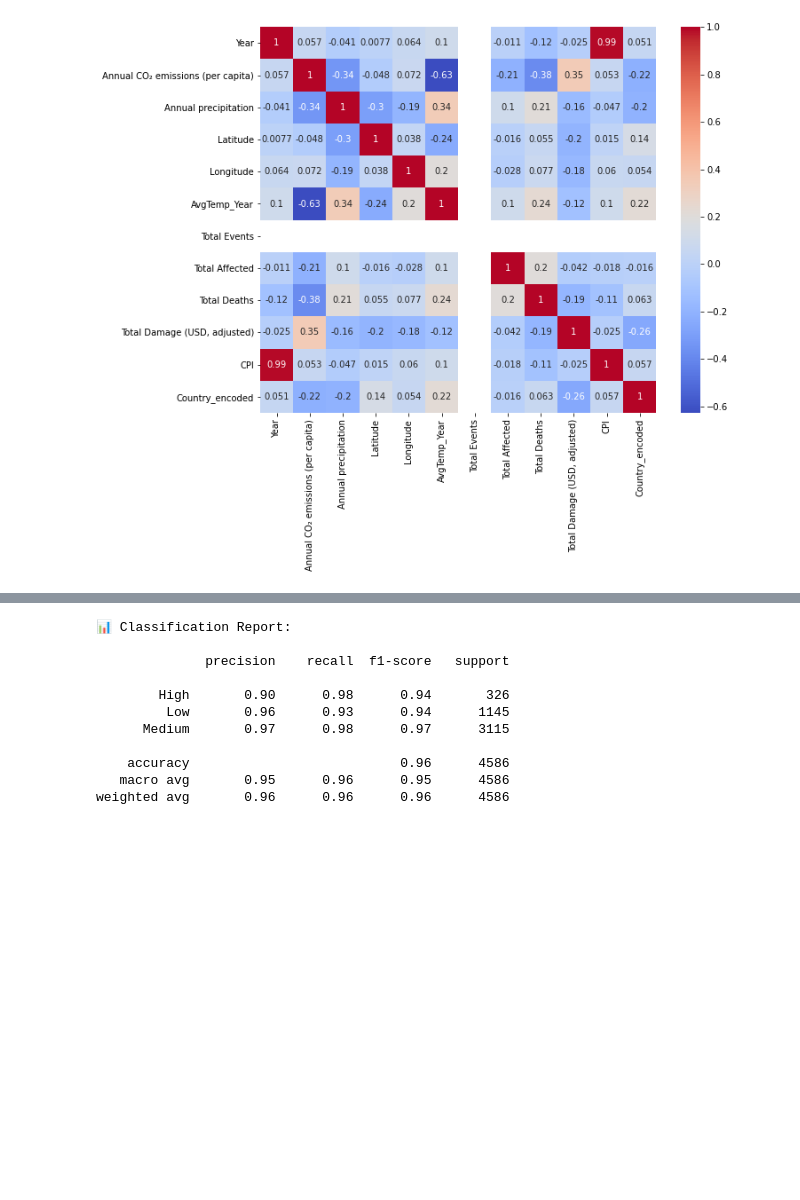
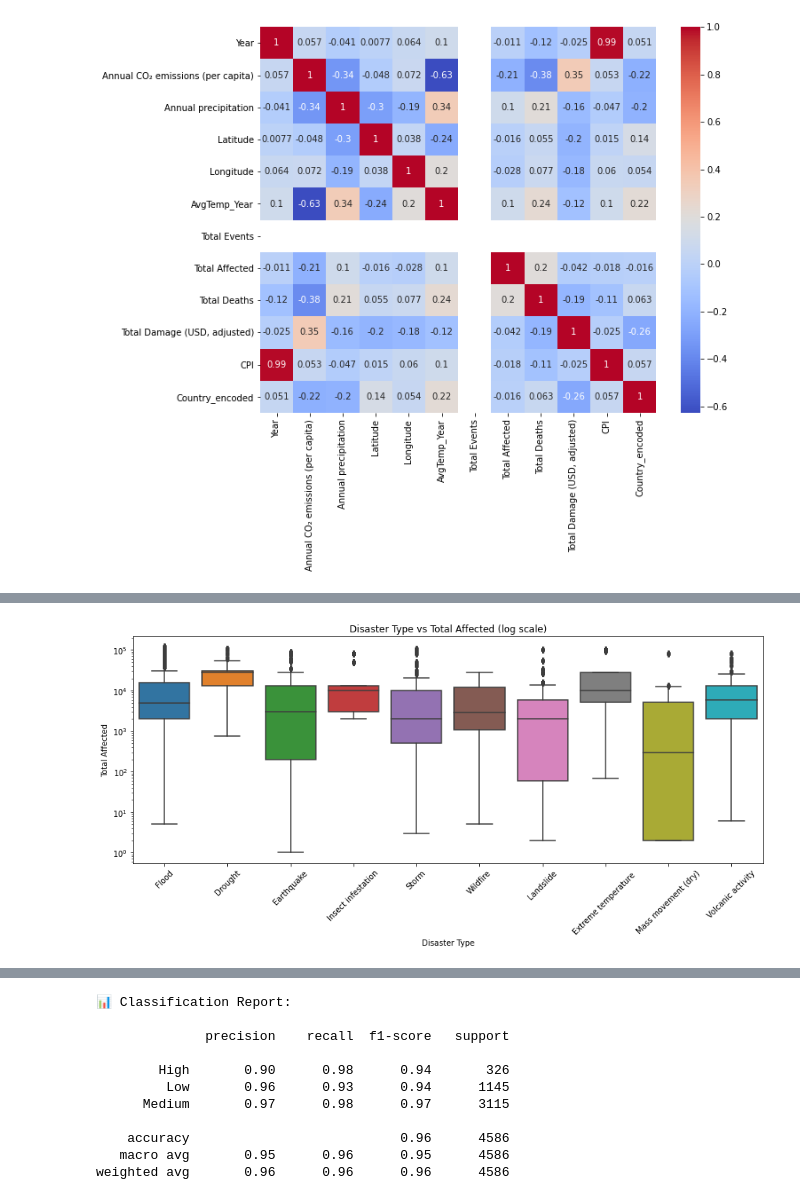
Before and after one commit to Nikhitha-N/Climate-Disaster-Prediction-System, a Jupyter notebook: Scripts/Modeling.ipynb, the cells around one changed output, grey strips where cells are left out. Cells and saved outputs as stored; diff of their text form; code cells hidden in the pictures; blank space fills up the shorter version.

```diff
--- a/Scripts/Modeling.ipynb
+++ b/Scripts/Modeling.ipynb
@@ -322,0 +338,10 @@ plt.show()
+# %%
+plt.figure(figsize=(12, 6))
+sns.boxplot(data=df, x="Disaster Type", y="Total Affected")
+plt.xticks(rotation=45)
+plt.title("Disaster Type vs Total Affected (log scale)")
+plt.yscale("log")
+plt.tight_layout()
+plt.show()
+# %% [output]
+[figure, added]
```
Also changed, not shown: parts of 3 cells of this notebook.
